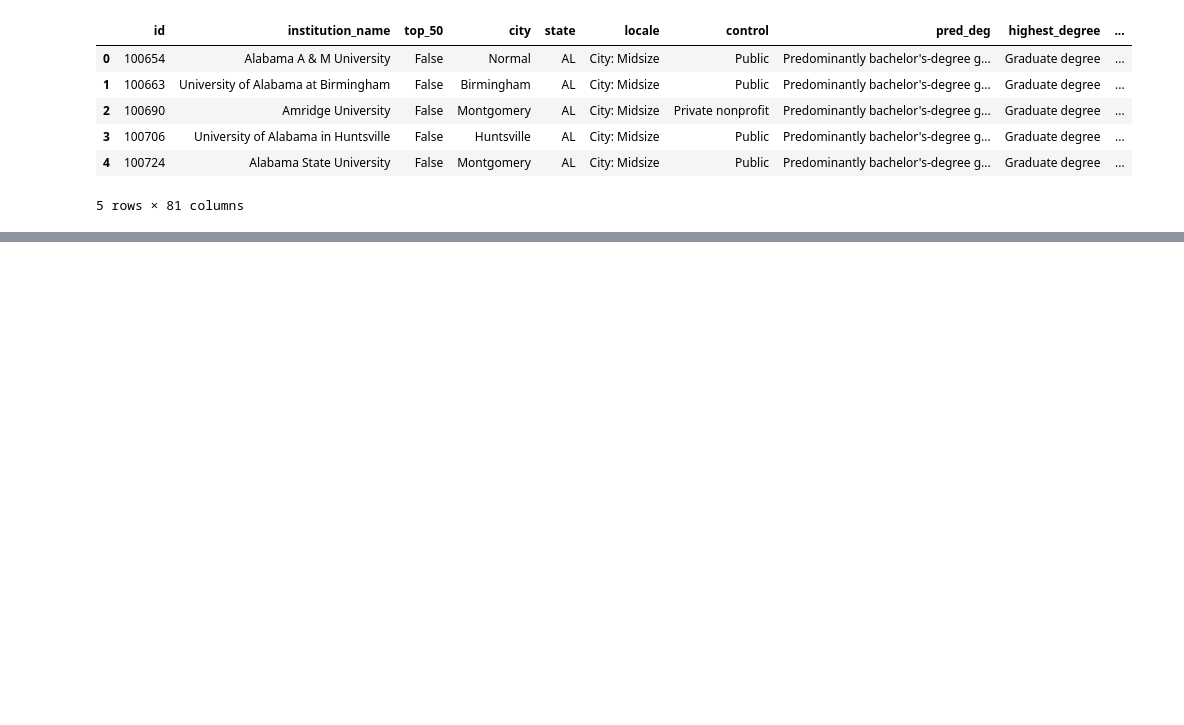
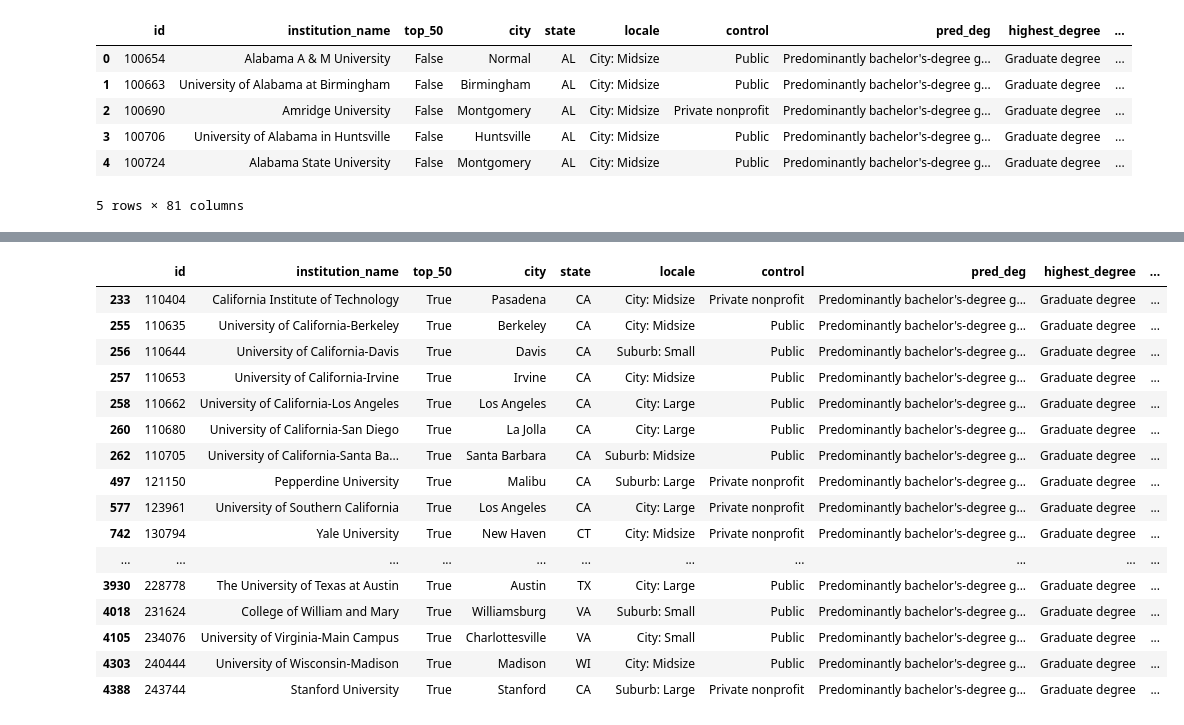
Before and after one commit to nharrisanalyst/colleges-data, a Jupyter notebook: Untitled.ipynb, the cells around one changed output, grey strips where cells are left out. Cells and saved outputs as stored; diff of their text form; code cells hidden in the pictures; blank space fills up the shorter version.

```diff
--- a/Untitled.ipynb
+++ b/Untitled.ipynb
@@ -2,6 +2,8 @@
 import pandas as pd
 # %%
 pd.set_option('display.max_columns', None)
+# %%
+pd.set_option('display.max_colwidth', None)
 # %%
 college_data = pd.read_csv('data/colleges.tsv', sep='\t', engine ='python', header=0)
 # %%
@@ -87,0 +112,22 @@ college_data.head()
+# %%
+college_top50 = college_data[college_data['top_50'] == True]
+# %%
+college_top50
+# %% [output]
+|  | id | institution_name | top_50 | city | state | locale | control | pred_deg | highest_degree | ... |
+| 233 | 110404 | California Institute of Technology | True | Pasadena | CA | City: Midsize | Private nonprofit | Predominantly bachelor's-degree g... | Graduate degree | ... |
+| 255 | 110635 | University of California-Berkeley | True | Berkeley | CA | City: Midsize | Public | Predominantly bachelor's-degree g... | Graduate degree | ... |
+| 256 | 110644 | University of California-Davis | True | Davis | CA | Suburb: Small | Public | Predominantly bachelor's-degree g... | Graduate degree | ... |
+| 257 | 110653 | University of California-Irvine | True | Irvine | CA | City: Midsize | Public | Predominantly bachelor's-degree g... | Graduate degree | ... |
+| 258 | 110662 | University of California-Los Angeles | True | Los Angeles | CA | City: Large | Public | Predominantly bachelor's-degree g... | Graduate degree | ... |
+| 260 | 110680 | University of California-San Diego | True | La Jolla | CA | City: Large | Public | Predominantly bachelor's-degree g... | Graduate degree | ... |
+| 262 | 110705 | University of California-Santa Ba... | True | Santa Barbara | CA | Suburb: Midsize | Public | Predominantly bachelor's-degree g... | Graduate degree | ... |
+| 497 | 121150 | Pepperdine University | True | Malibu | CA | Suburb: Large | Private nonprofit | Predominantly bachelor's-degree g... | Graduate degree | ... |
+| 577 | 123961 | University of Southern California | True | Los Angeles | CA | City: Large | Private nonprofit | Predominantly bachelor's-degree g... | Graduate degree | ... |
+| 742 | 130794 | Yale University | True | New Haven | CT | City: Midsize | Private nonprofit | Predominantly bachelor's-degree g... | Graduate degree | ... |
+| ... | ... | ... | ... | ... | ... | ... | ... | ... | ... | ... |
+| 3930 | 228778 | The University of Texas at Austin | True | Austin | TX | City: Large | Public | Predominantly bachelor's-degree g... | Graduate degree | ... |
+| 4018 | 231624 | College of William and Mary | True | Williamsburg | VA | Suburb: Small | Public | Predominantly bachelor's-degree g... | Graduate degree | ... |
+| 4105 | 234076 | University of Virginia-Main Campus | True | Charlottesville | VA | City: Small | Public | Predominantly bachelor's-degree g... | Graduate degree | ... |
+| 4303 | 240444 | University of Wisconsin-Madison | True | Madison | WI | City: Midsize | Public | Predominantly bachelor's-degree g... | Graduate degree | ... |
+| 4388 | 243744 | Stanford University | True | Stanford | CA | Suburb: Large | Private nonprofit | Predominantly bachelor's-degree g... | Graduate degree | ... |
```
Also changed, not shown: parts of 4 cells of this notebook, 1 other file.
